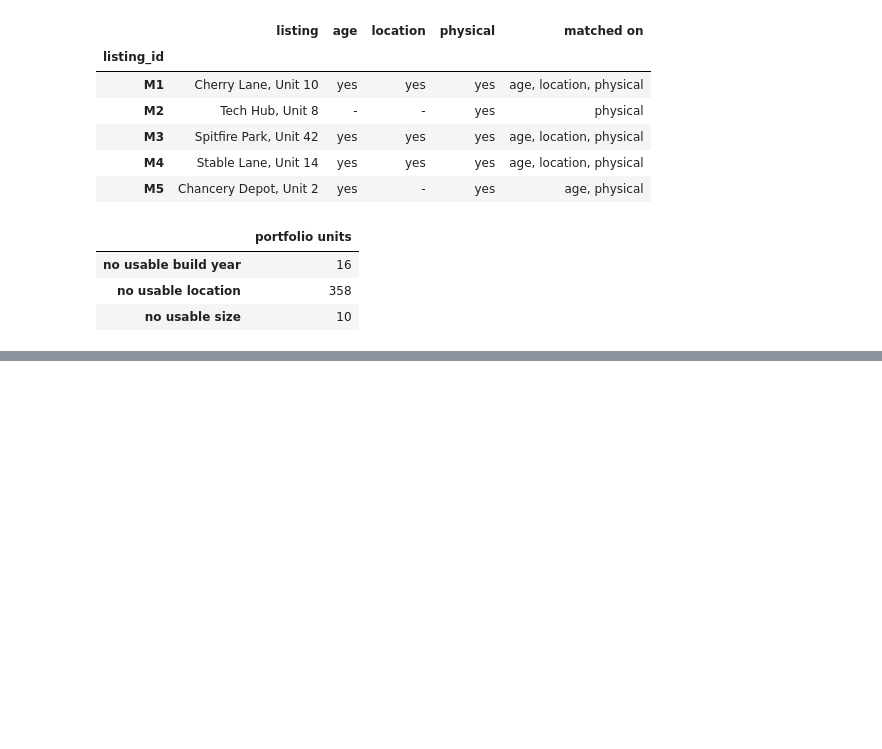
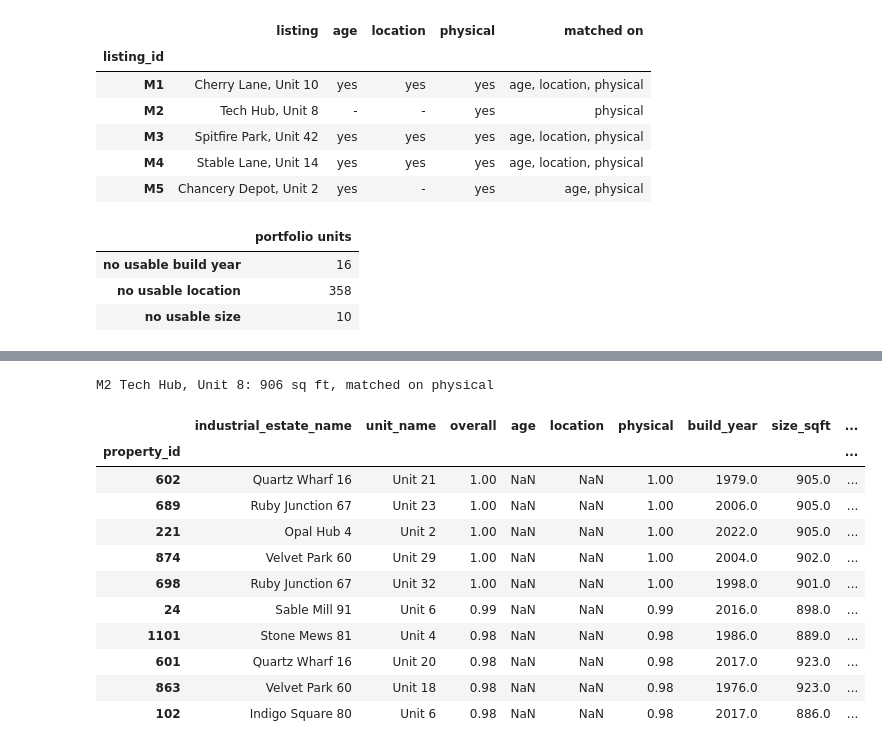
Before and after one commit to tonyjward/Indurent, a Jupyter notebook: notebooks/05_prompt_1_most_similar.ipynb, the cells around one changed output, grey strips where cells are left out. Drawn from its saved outputs; the diff is of its cells as text; code cells hidden in the pictures; blank space fills up the shorter version.

```diff
--- a/notebooks/05_prompt_1_most_similar.ipynb
+++ b/notebooks/05_prompt_1_most_similar.ipynb
@@ -115,0 +159,16 @@ combining functions are in `similarity.py`.
+# %%
+show("M2")
+# %% [output]
+M2 Tech Hub, Unit 8: 906 sq ft, matched on physical
+|  | industrial_estate_name | unit_name | overall | age | location | physical | build_year | size_sqft | ... |
+| property_id |  |  |  |  |  |  |  |  | ... |
+| 602 | Quartz Wharf 16 | Unit 21 | 1.00 | NaN | NaN | 1.00 | 1979.0 | 905.0 | ... |
+| 689 | Ruby Junction 67 | Unit 23 | 1.00 | NaN | NaN | 1.00 | 2006.0 | 905.0 | ... |
+| 221 | Opal Hub 4 | Unit 2 | 1.00 | NaN | NaN | 1.00 | 2022.0 | 905.0 | ... |
+| 874 | Velvet Park 60 | Unit 29 | 1.00 | NaN | NaN | 1.00 | 2004.0 | 902.0 | ... |
+| 698 | Ruby Junction 67 | Unit 32 | 1.00 | NaN | NaN | 1.00 | 1998.0 | 901.0 | ... |
+| 24 | Sable Mill 91 | Unit 6 | 0.99 | NaN | NaN | 0.99 | 2016.0 | 898.0 | ... |
+| 1101 | Stone Mews 81 | Unit 4 | 0.98 | NaN | NaN | 0.98 | 1986.0 | 889.0 | ... |
+| 601 | Quartz Wharf 16 | Unit 20 | 0.98 | NaN | NaN | 0.98 | 2017.0 | 923.0 | ... |
+| 863 | Velvet Park 60 | Unit 18 | 0.98 | NaN | NaN | 0.98 | 1976.0 | 923.0 | ... |
+| 102 | Indigo Square 80 | Unit 6 | 0.98 | NaN | NaN | 0.98 | 2017.0 | 886.0 | ... |
```
Also changed, not shown: parts of 19 cells of this notebook.
